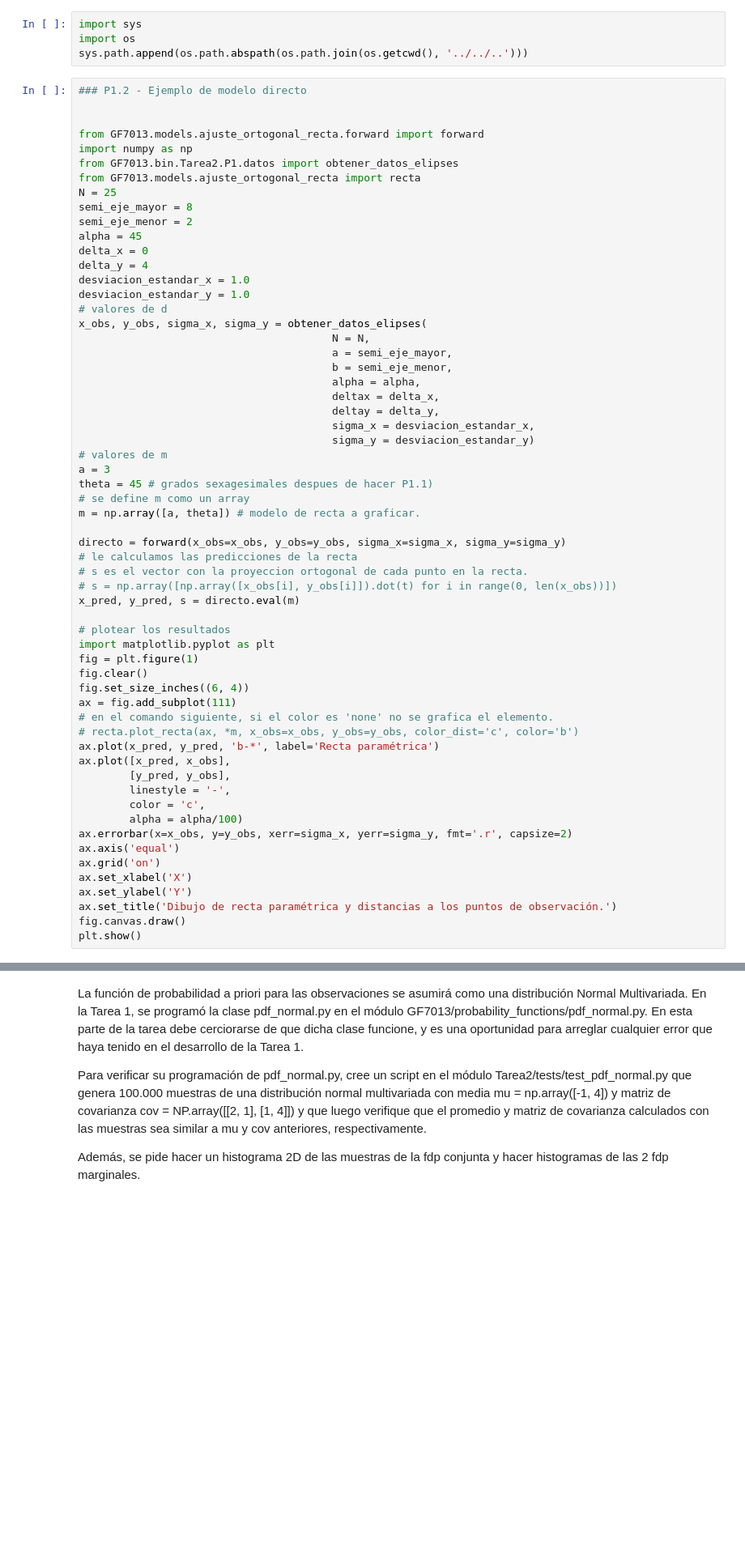
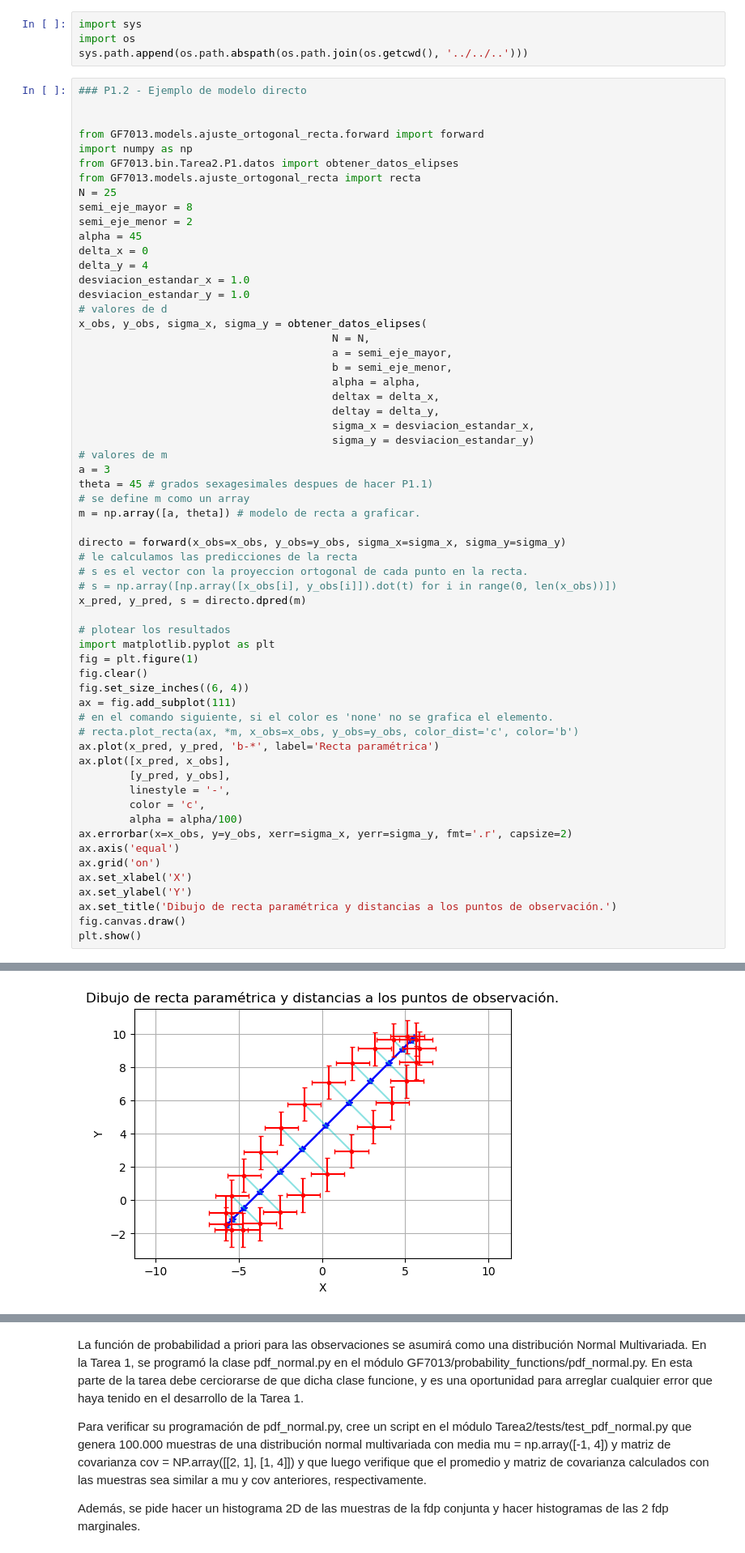
Before and after one commit to alexvillarroel/Metodos-inversos-avanzados, a Jupyter notebook: GF7013/bin/Tarea2/Informe_Tarea2.ipynb, the cells around one changed output, grey strips where cells are left out. Shown: that part at 81% size. Drawn from its saved outputs; the diff is of its cells as text; blank space fills up the shorter version.

```diff
--- a/GF7013/bin/Tarea2/Informe_Tarea2.ipynb
+++ b/GF7013/bin/Tarea2/Informe_Tarea2.ipynb
@@ -84,7 +84,7 @@ directo = forward(x_obs=x_obs, y_obs=y_obs, sigma_x=sigma_x, sigma_y=sigma_y)
 # le calculamos las predicciones de la recta
 # s es el vector con la proyeccion ortogonal de cada punto en la recta.
 # s = np.array([np.array([x_obs[i], y_obs[i]]).dot(t) for i in range(0, len(x_obs))])
-x_pred, y_pred, s = directo.eval(m)
+x_pred, y_pred, s = directo.dpred(m)
 
 # plotear los resultados
 import matplotlib.pyplot as plt
@@ -113,3 +112,4 @@ ImportError: cannot import name 'rejection' from partially initialized module 'G
+[figure, added]
 # %% [markdown]
 ##  P2. Modelación Inversa usando Métodos Bayesianos: A priori's y función  $f_{prior}(m)$
 
```
Also changed, not shown: parts of 6 cells of this notebook, 2 other files.
